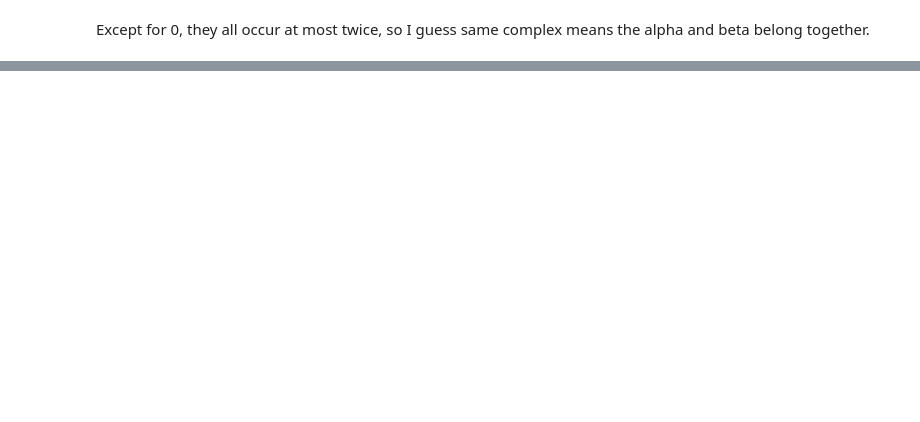
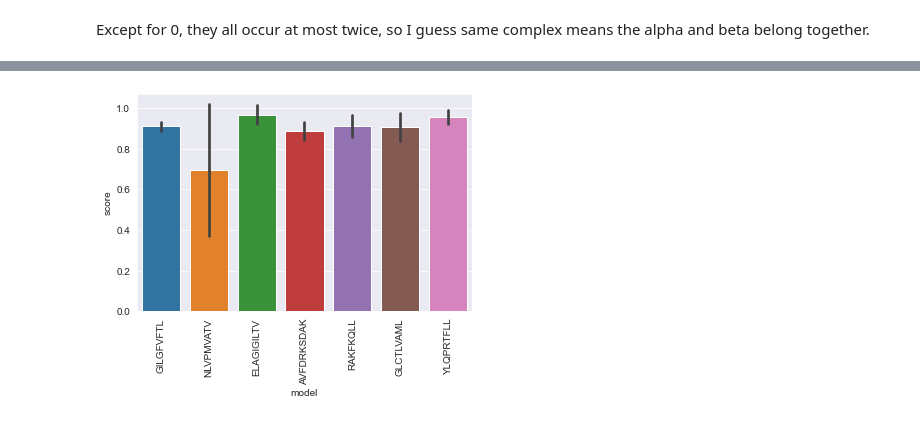
Before and after one commit to arnodeceuninck/thesis, a Jupyter notebook: 14 Different epitopes.ipynb, the cells around one changed output, grey strips where cells are left out. Drawn from its saved outputs; the diff is of its cells as text; code cells hidden in the pictures; blank space fills up the shorter version.

```diff
--- a/14 Different epitopes.ipynb
+++ b/14 Different epitopes.ipynb
@@ -117,0 +436,33 @@ Diff epitope: vdjdb_full bevat al gecombineerd, niet zelf incompleet maken. Dat
+# %%
+scores = dict()
+for epitope in most_occuring_epitopes.index:
+    try:
+        print(f'\nEvaluating eptiope {epitope}...')
+
+        try:
+            df = get_epitope_df(epitope, silent=True)
+            print(f'Epitope has {len(df)} samples')
+        except NotEnoughSamplesException:
+            print(f'Error creating dataframe for epitope {epitope}')
+            continue
+
+        scores[epitope] = []
+        for seed in range(5):
+            train, test = train_test_split(df, test_size=0.2, random_state=seed)
+            test = test.dropna()
+
+            train_y = train['reaction']
+            test_y = test['reaction']
+            train_x = get_features(train)
+            test_x = get_features(test, test=True)
+            test_x = fix_test(test_x, train_x.columns)
+
+            clf = HistGradientBoostingClassifier(random_state=42)
+            score = evaluate_no_cv(clf, train_x, train_y, test_x, test_y)
+            scores[epitope].append(score)
+
+    except Exception as e:
+        print(f'Error evaluating epitope {epitope}: {e}')
+        continue
+
+scores
@@ -117,0 +685,5 @@ Diff epitope: vdjdb_full bevat al gecombineerd, niet zelf incompleet maken. Dat
+# %%
+# Take the mean of the values in the dataframe where epitope is GILGFVFTL
+baseline = scores[scores['model'] == 'GILGFVFTL']['score'].mean()
+scores["improvement"] = scores["score"] - baseline
+scores
@@ -117,0 +708,7 @@ Diff epitope: vdjdb_full bevat al gecombineerd, niet zelf incompleet maken. Dat
+# %%
+import seaborn as sns
+plot = sns.barplot(x="model", y="score", data=scores, ci="sd")
+plot.set_xticklabels(plot.get_xticklabels(), rotation=90)
+pass
+# %% [output]
+[figure, added]
```
Also changed, not shown: parts of 47 cells of this notebook, 12 other files.
